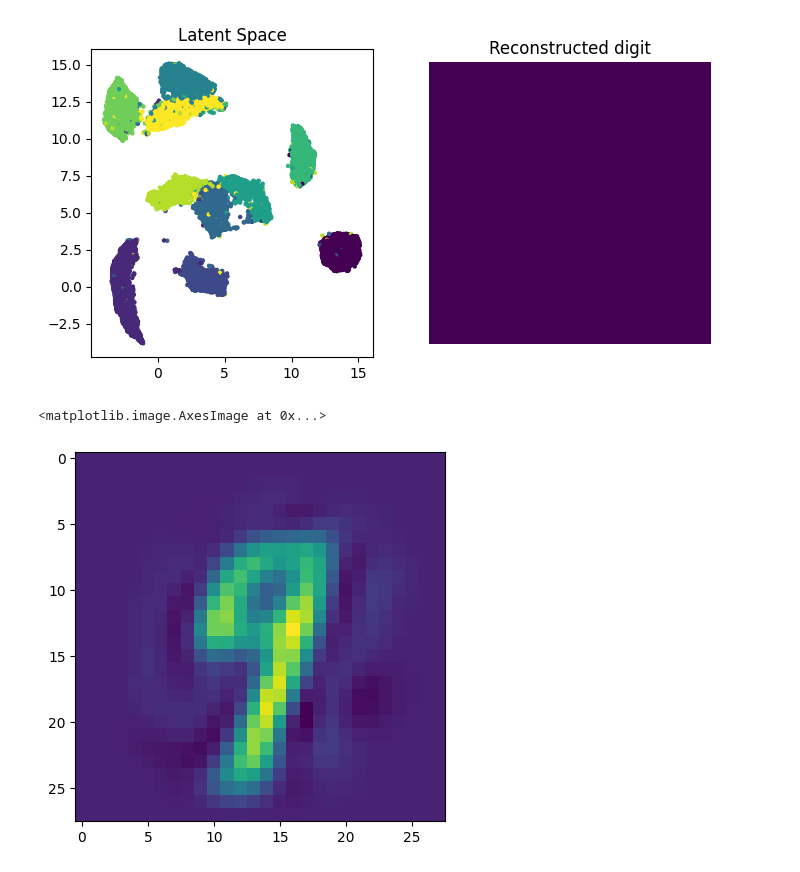
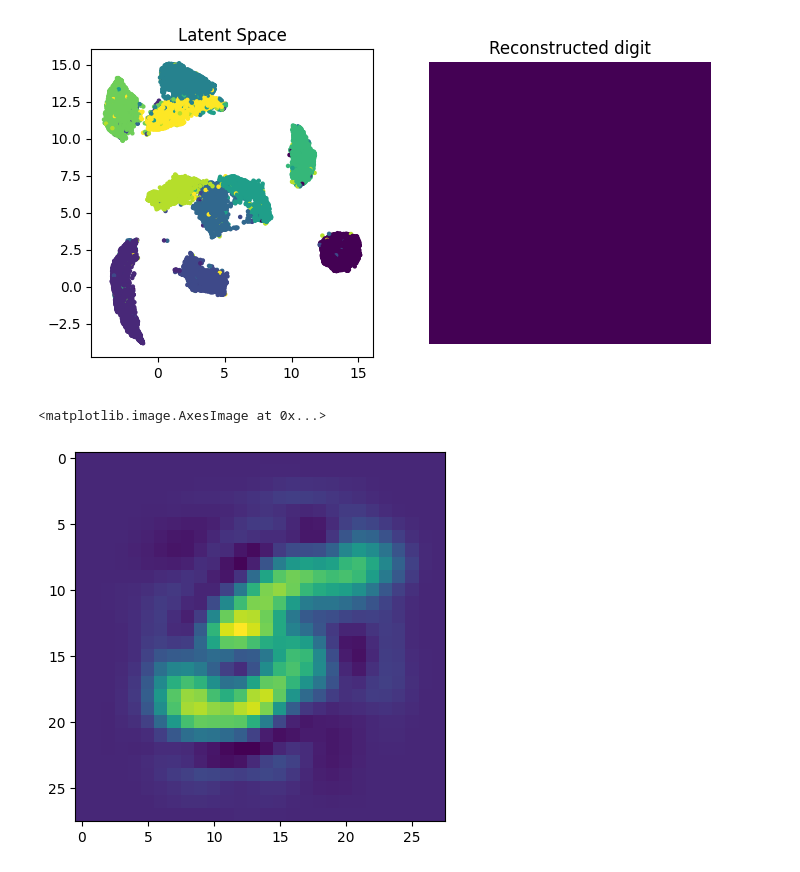
Before and after one commit to StarDylan/FlowMatching, a Jupyter notebook: MNIST_Latent_Space_Flow_Matching_Demo.ipynb, the cells around one changed output. Cells and saved outputs as stored; diff of their text form; code cells hidden in the pictures.

```diff
--- a/MNIST_Latent_Space_Flow_Matching_Demo.ipynb
+++ b/MNIST_Latent_Space_Flow_Matching_Demo.ipynb
@@ -246,7 +248,6 @@ plt.show()
 # %%
-inv_img = pca_umap_pipeline.inverse_transform([[math]]).reshape(28, 28)
+inv_img = pca_umap_pipeline.inverse_transform([[random.random()*17 - 2, random.random()*17 - 2]]).reshape(28, 28)
+plt.imshow(inv_img)
+# %% [output]
+<matplotlib.image.AxesImage at 0x...>
+[figure, added]
-# %%
-plt.imshow(inv_img)
-# %% [output]
-<matplotlib.image.AxesImage at 0x...>
-[figure, removed]
```
Also changed, not shown: parts of 1 cell of this notebook.
